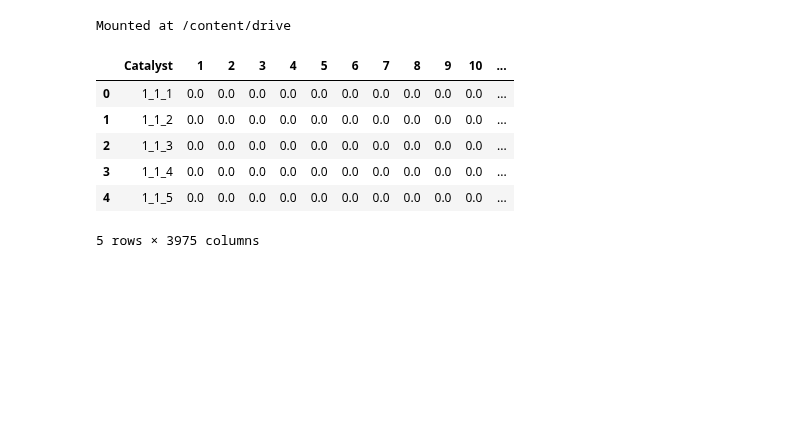
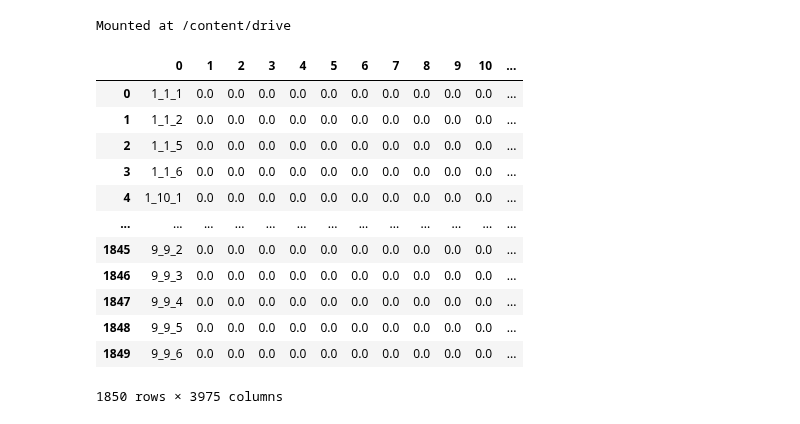
Before and after one commit to nirb28/ee-predict, a Jupyter notebook: data/merge_large_datasets.ipynb, the cells around one changed output. Drawn from its saved outputs; the diff is of its cells as text; code cells hidden in the pictures; blank space fills up the shorter version.

```diff
--- a/data/merge_large_datasets.ipynb
+++ b/data/merge_large_datasets.ipynb
@@ -26,17 +26,27 @@ pd.set_option('display.max_columns', 200)
 import warnings
 warnings.filterwarnings('ignore')
 # %%
-# Import the dataset from the csv file.
-df = pd.read_csv(resolve_path_gdrive('data/original-datasets/large_cat_desc_col_names.csv', localPathPrefix="../"))
-df_ddg = pd.read_csv(resolve_path_gdrive('data/original-datasets/Data.csv', localPathPrefix="../"))
+# prompt: read csv without headers
+df = pd.read_csv(resolve_path_gdrive('data/original-datasets/cat_desc.csv', localPathPrefix="../"), header=None)
+df_ddg = pd.read_csv(resolve_path_gdrive('data/original-datasets/Data.csv', localPathPrefix="../"), header=None)
+# only read catalyst and ddg columns and ignore the other cols
+df_ddg = df_ddg[[0, 4]]
-# %%
-df.columns #= [*df.columns[:-1], 'ddG']
-df.head()
-# %% [output]
-|  | Catalyst | 1 | 2 | 3 | 4 | 5 | 6 | 7 | 8 | 9 | 10 | ... |
-| 0 | 1_1_1 | 0.0 | 0.0 | 0.0 | 0.0 | 0.0 | 0.0 | 0.0 | 0.0 | 0.0 | 0.0 | ... |
-| 1 | 1_1_2 | 0.0 | 0.0 | 0.0 | 0.0 | 0.0 | 0.0 | 0.0 | 0.0 | 0.0 | 0.0 | ... |
-| 2 | 1_1_3 | 0.0 | 0.0 | 0.0 | 0.0 | 0.0 | 0.0 | 0.0 | 0.0 | 0.0 | 0.0 | ... |
-| 3 | 1_1_4 | 0.0 | 0.0 | 0.0 | 0.0 | 0.0 | 0.0 | 0.0 | 0.0 | 0.0 | 0.0 | ... |
-| 4 | 1_1_5 | 0.0 | 0.0 | 0.0 | 0.0 | 0.0 | 0.0 | 0.0 | 0.0 | 0.0 | 0.0 | ... |
-5 rows × 3975 columns
+# %%
+# prompt: intersect the 2 df based on the first column
+df_intersect = pd.merge(df, df_ddg, on=[0], how='inner')
+# %%
+df_intersect
+# %% [output]
+|  | 0 | 1 | 2 | 3 | 4 | 5 | 6 | 7 | 8 | 9 | 10 | ... |
+| 0 | 1_1_1 | 0.0 | 0.0 | 0.0 | 0.0 | 0.0 | 0.0 | 0.0 | 0.0 | 0.0 | 0.0 | ... |
+| 1 | 1_1_2 | 0.0 | 0.0 | 0.0 | 0.0 | 0.0 | 0.0 | 0.0 | 0.0 | 0.0 | 0.0 | ... |
+| 2 | 1_1_5 | 0.0 | 0.0 | 0.0 | 0.0 | 0.0 | 0.0 | 0.0 | 0.0 | 0.0 | 0.0 | ... |
+| 3 | 1_1_6 | 0.0 | 0.0 | 0.0 | 0.0 | 0.0 | 0.0 | 0.0 | 0.0 | 0.0 | 0.0 | ... |
+| 4 | 1_10_1 | 0.0 | 0.0 | 0.0 | 0.0 | 0.0 | 0.0 | 0.0 | 0.0 | 0.0 | 0.0 | ... |
+| ... | ... | ... | ... | ... | ... | ... | ... | ... | ... | ... | ... | ... |
+| 1845 | 9_9_2 | 0.0 | 0.0 | 0.0 | 0.0 | 0.0 | 0.0 | 0.0 | 0.0 | 0.0 | 0.0 | ... |
+| 1846 | 9_9_3 | 0.0 | 0.0 | 0.0 | 0.0 | 0.0 | 0.0 | 0.0 | 0.0 | 0.0 | 0.0 | ... |
+| 1847 | 9_9_4 | 0.0 | 0.0 | 0.0 | 0.0 | 0.0 | 0.0 | 0.0 | 0.0 | 0.0 | 0.0 | ... |
+| 1848 | 9_9_5 | 0.0 | 0.0 | 0.0 | 0.0 | 0.0 | 0.0 | 0.0 | 0.0 | 0.0 | 0.0 | ... |
+| 1849 | 9_9_6 | 0.0 | 0.0 | 0.0 | 0.0 | 0.0 | 0.0 | 0.0 | 0.0 | 0.0 | 0.0 | ... |
+1850 rows × 3975 columns
```
Also changed, not shown: parts of 4 cells of this notebook.
